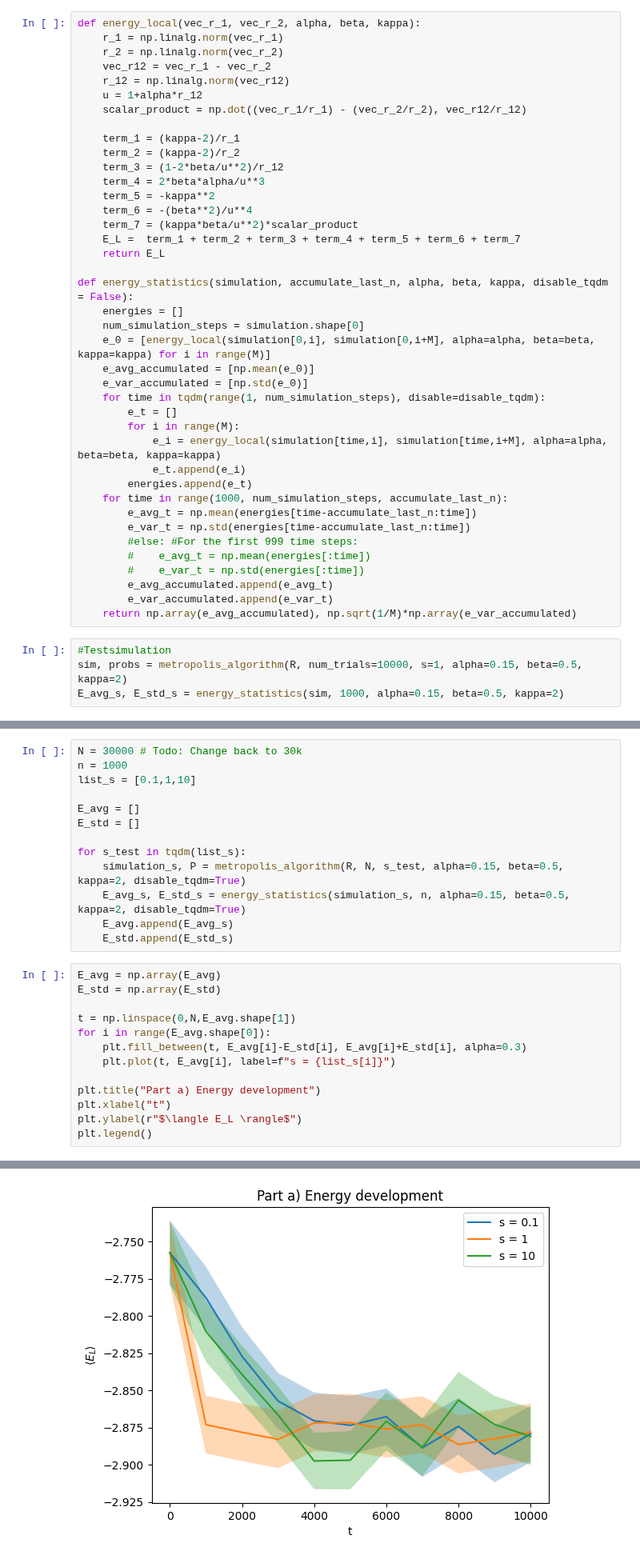
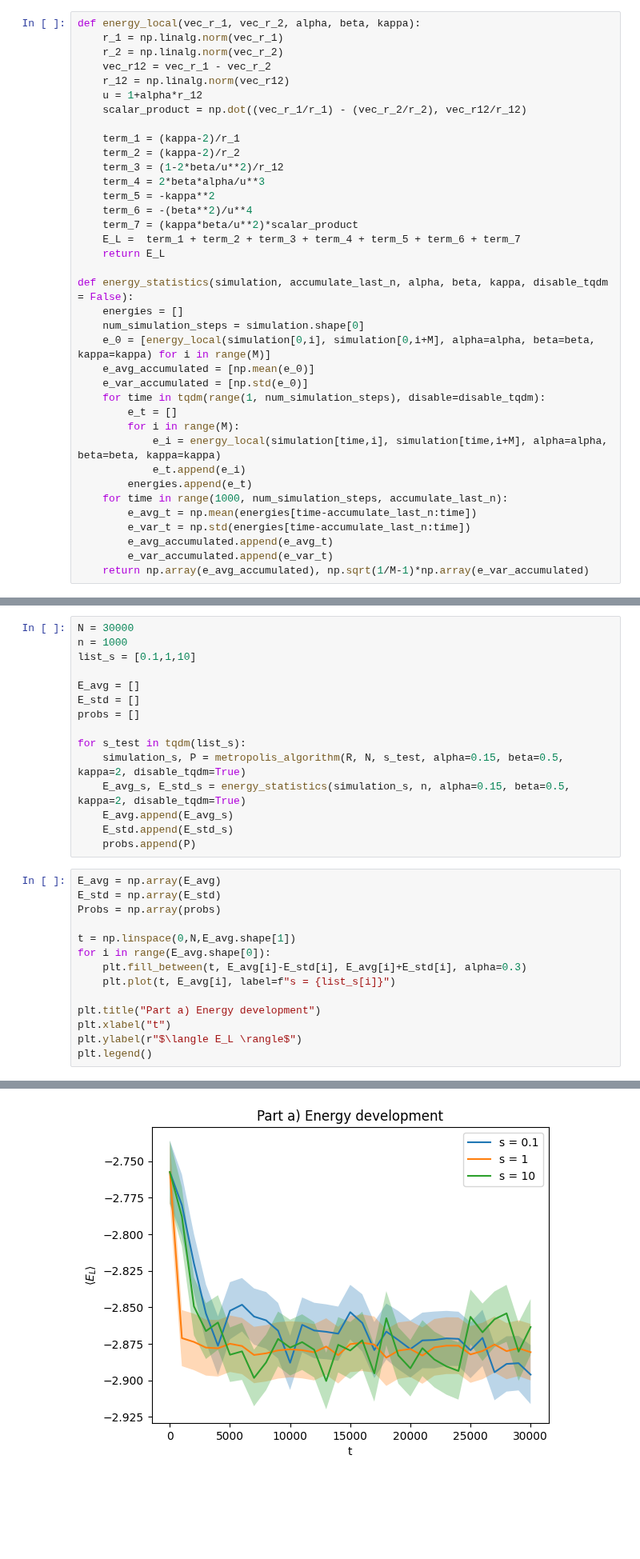
Before and after one commit to corinnawegner/Computational-physics, a Jupyter notebook: Project 5/Problem 1.ipynb, the cells around one changed output, grey strips where cells are left out. Shown at 80% size. Drawn from its saved outputs; the diff is of its cells as text; blank space fills up the shorter version.

```diff
--- a/Project 5/Problem 1.ipynb
+++ b/Project 5/Problem 1.ipynb
@@ -108,13 +115,6 @@ def energy_statistics(simulation, accumulate_last_n, alpha, beta, kappa, disable
     for time in range(1000, num_simulation_steps, accumulate_last_n):
         e_avg_t = np.mean(energies[time-accumulate_last_n:time])
         e_var_t = np.std(energies[time-accumulate_last_n:time])
-        #else: #For the first 999 time steps:
-        #    e_avg_t = np.mean(energies[:time])
-        #    e_var_t = np.std(energies[:time])
         e_avg_accumulated.append(e_avg_t)
         e_var_accumulated.append(e_var_t)
-    return np.array(e_avg_accumulated), np.sqrt(1/M)*np.array(e_var_accumulated)
+    return np.array(e_avg_accumulated), np.sqrt(1/M-1)*np.array(e_var_accumulated)
-# %%
-#Testsimulation
-sim, probs = metropolis_algorithm(R, num_trials=10000, s=1, alpha=0.15, beta=0.5, kappa=2)
-E_avg_s, E_std_s = energy_statistics(sim, 1000, alpha=0.15, beta=0.5, kappa=2)
@@ -127,34 +121,37 @@ plt.fill_between(np.arange(E_avg_s.shape[0])*1000, E_avg_s-E_std_s, E_avg_s+E_st
 # %% [markdown]
 # Problem a
 # %%
-N = 30000 # Todo: Change back to 30k
+N = 30000
 n = 1000
 list_s = [0.1,1,10]
 
 E_avg = []
 E_std = []
+probs = []
 
 for s_test in tqdm(list_s):
     simulation_s, P = metropolis_algorithm(R, N, s_test, alpha=0.15, beta=0.5, kappa=2, disable_tqdm=True)
     E_avg_s, E_std_s = energy_statistics(simulation_s, n, alpha=0.15, beta=0.5, kappa=2, disable_tqdm=True)
     E_avg.append(E_avg_s)
     E_std.append(E_std_s)
+    probs.append(P)
 # %%
 E_avg = np.array(E_avg)
 E_std = np.array(E_std)
+Probs = np.array(probs)
 
 t = np.linspace(0,N,E_avg.shape[1])
 for i in range(E_avg.shape[0]):
     plt.fill_between(t, E_avg[i]-E_std[i], E_avg[i]+E_std[i], alpha=0.3)
     plt.plot(t, E_avg[i], label=f"s = {list_s[i]}")
 
 plt.title("Part a) Energy development")
 plt.xlabel("t")
 plt.ylabel(r"$\langle E_L \rangle$")
 plt.legend()
 # %% [output]
 <matplotlib.legend.Legend at 0x...>
-[figure, old version]
+[figure, new version]
 # %%
 E_avg = np.array(E_avg)
 E_std = np.array(E_std)
```
Also changed, not shown: parts of 40 cells of this notebook, 2 other files.
